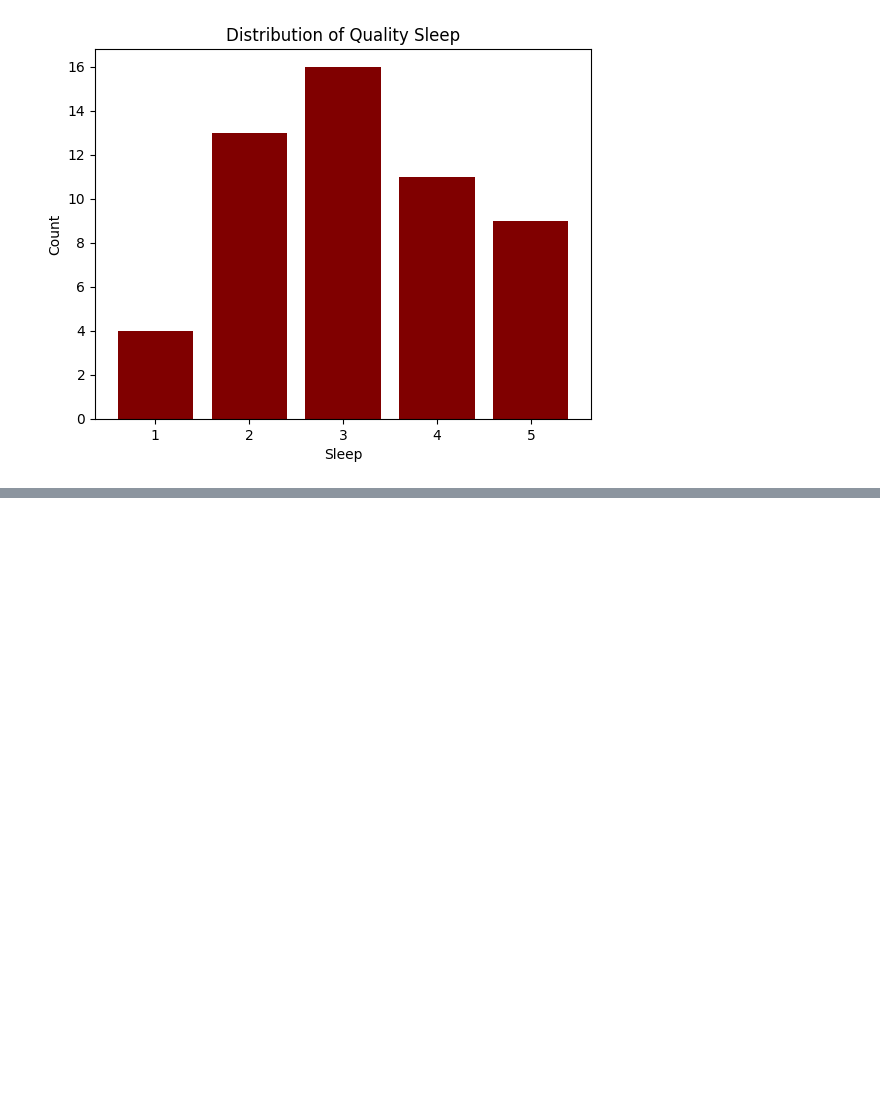
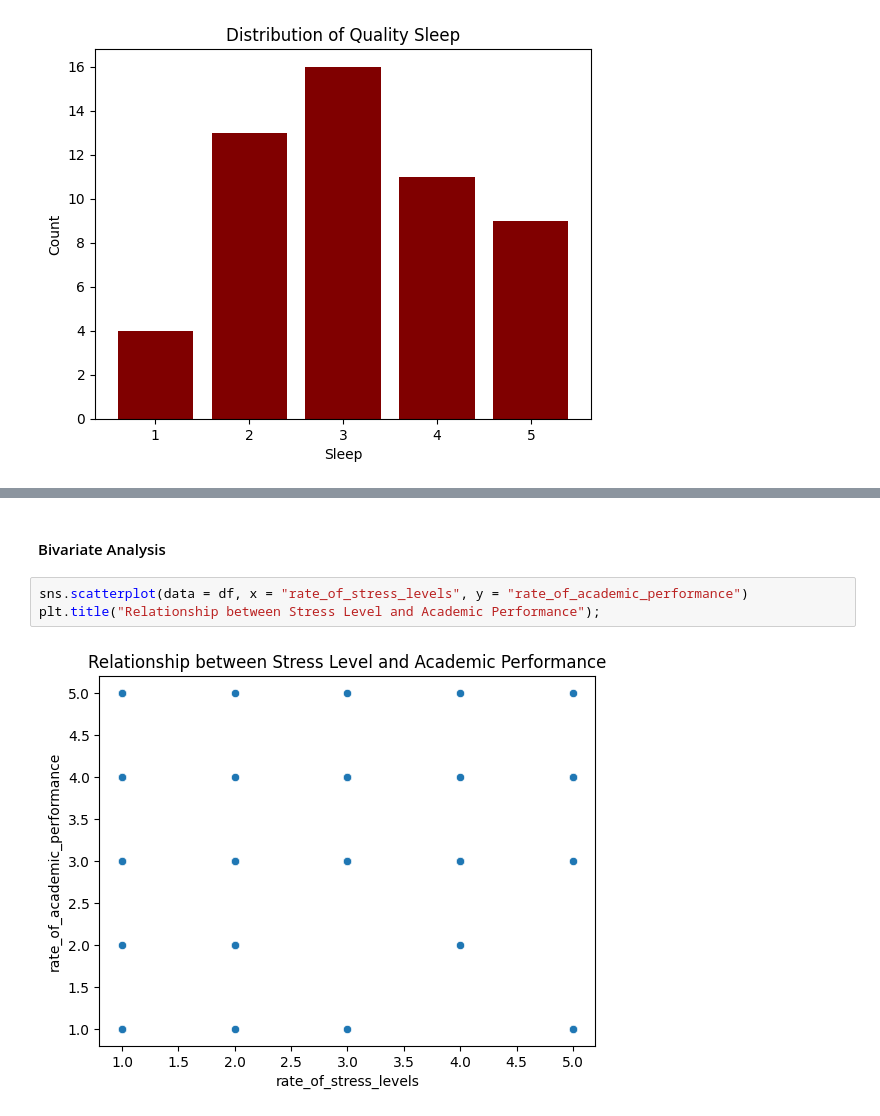
Before and after one commit to Odeyiany2/Student-Stress-Factor-ML, a Jupyter notebook: Student Stress Factor.ipynb, the cells around one changed output, grey strips where cells are left out. Cells and saved outputs as stored; diff of their text form; blank space fills up the shorter version.

```diff
--- a/Student Stress Factor.ipynb
+++ b/Student Stress Factor.ipynb
@@ -141,0 +186,7 @@ plt.show();
+# %% [markdown]
+#### Bivariate Analysis
+# %%
+sns.scatterplot(data = df, x = "rate_of_stress_levels", y = "rate_of_academic_performance")
+plt.title("Relationship between Stress Level and Academic Performance");
+# %% [output]
+[figure, added]
```
Also changed, not shown: parts of 10 cells of this notebook.
